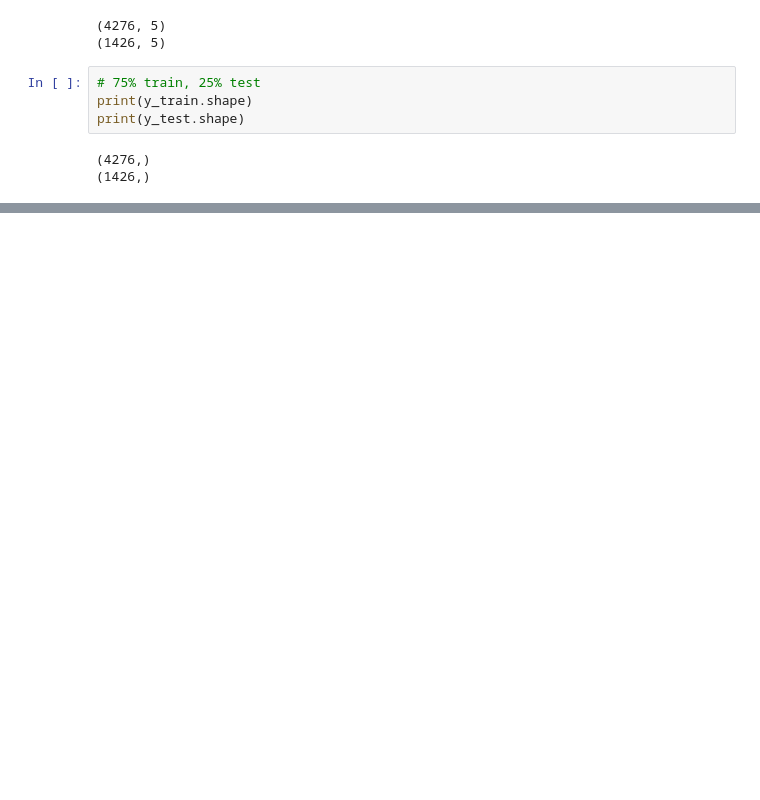
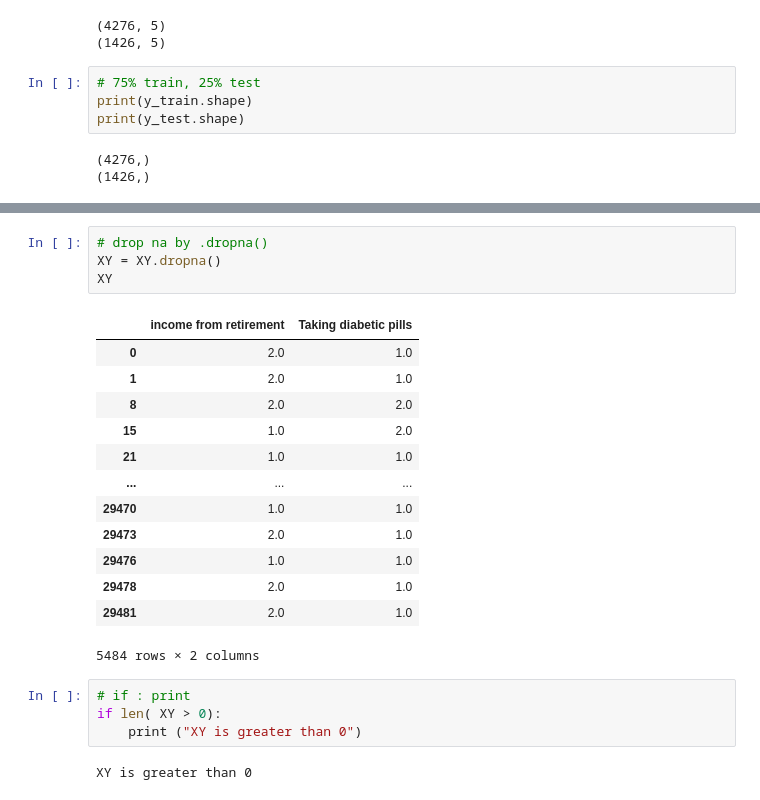
Before and after one commit to amyylin1/Drops_of_Jupyter, a Jupyter notebook: cleaned1.ipynb, the cells around one changed output, grey strips where cells are left out. Saved outputs shown, nothing was run; the diff lists cells and outputs as text; blank space fills up the shorter version.

```diff
--- a/cleaned1.ipynb
+++ b/cleaned1.ipynb
@@ -276,0 +388,24 @@ balanced_accuracy_score(y_test, y_pred)
+# %%
+# drop na by .dropna()
+XY = XY.dropna()
+XY
+# %% [output]
+|  | income from retirement | Taking diabetic pills |
+| 0 | 2.0 | 1.0 |
+| 1 | 2.0 | 1.0 |
+| 8 | 2.0 | 2.0 |
+| 15 | 1.0 | 2.0 |
+| 21 | 1.0 | 1.0 |
+| ... | ... | ... |
+| 29470 | 1.0 | 1.0 |
+| 29473 | 2.0 | 1.0 |
+| 29476 | 1.0 | 1.0 |
+| 29478 | 2.0 | 1.0 |
+| 29481 | 2.0 | 1.0 |
+5484 rows × 2 columns
+# %%
+# if : print
+if len( XY > 0):
+    print ("XY is greater than 0")
+# %% [output]
+XY is greater than 0
```
Also changed, not shown: parts of 35 cells of this notebook.
